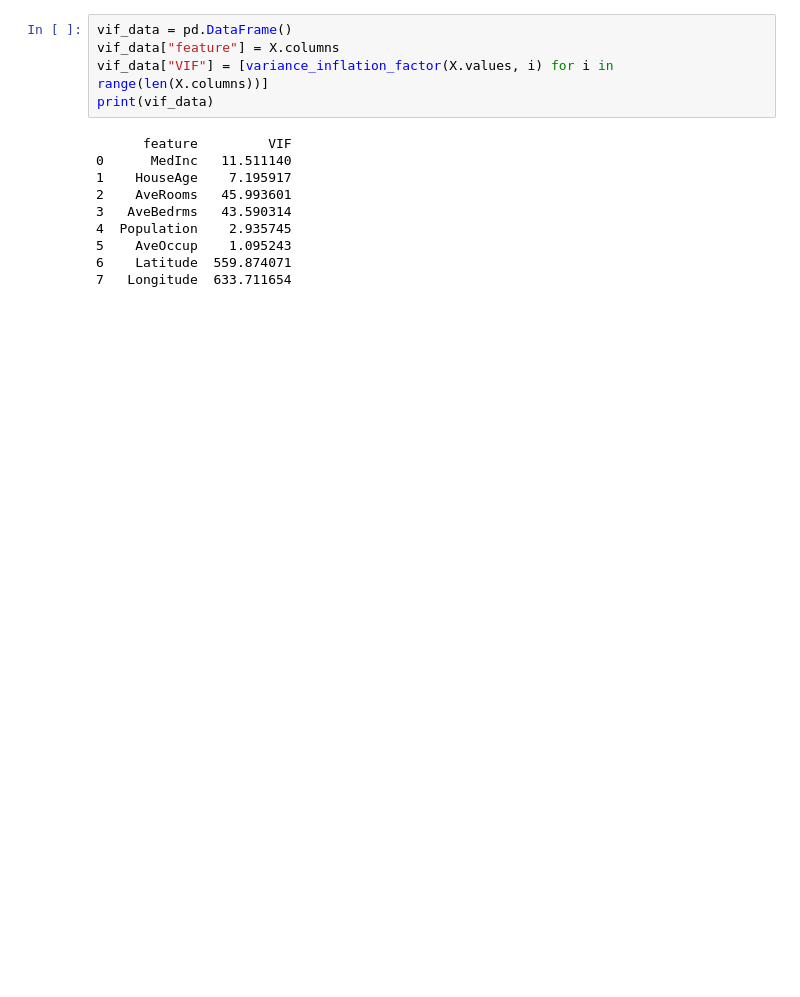
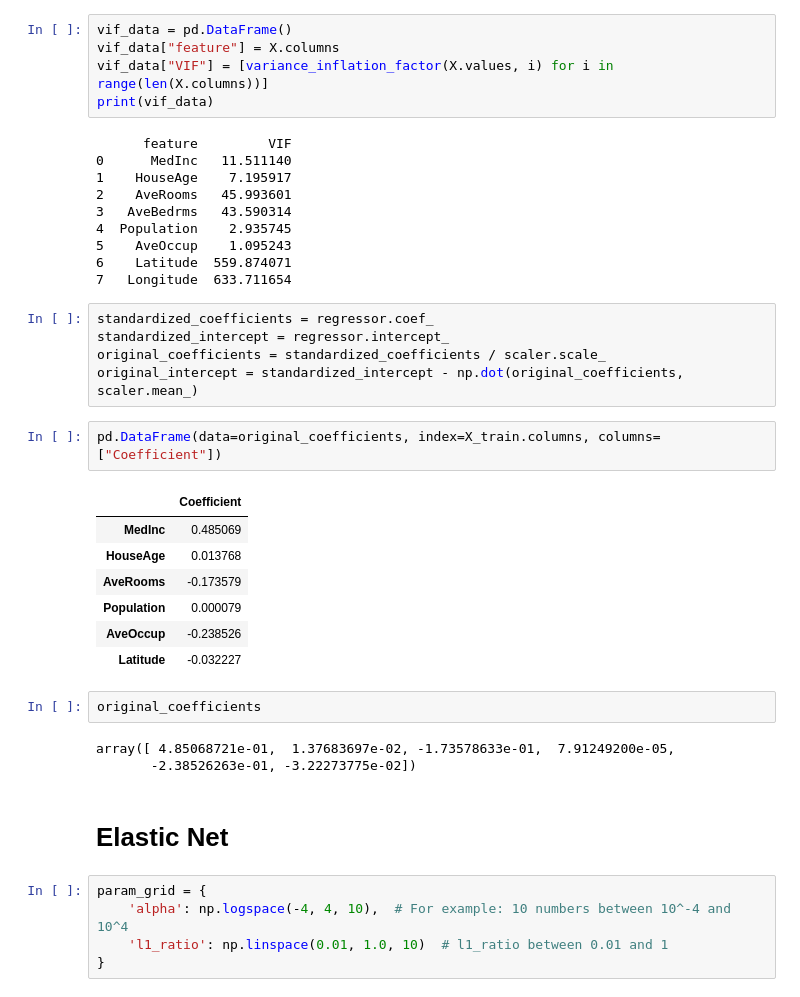
Before and after one commit to SerjWeesp/ml-python, a Jupyter notebook: linear_regression_california_housing_draft.ipynb, the cells around one changed output. Cells and saved outputs as stored; diff of their text form; blank space fills up the shorter version.

```diff
--- a/linear_regression_california_housing_draft.ipynb
+++ b/linear_regression_california_housing_draft.ipynb
@@ -339,3 +345,30 @@ print(vif_data)
 5    AveOccup    1.095243
 6    Latitude  559.874071
 7   Longitude  633.711654
+# %%
+standardized_coefficients = regressor.coef_
+standardized_intercept = regressor.intercept_
+original_coefficients = standardized_coefficients / scaler.scale_
+original_intercept = standardized_intercept - np.dot(original_coefficients, scaler.mean_)
+# %%
+pd.DataFrame(data=original_coefficients, index=X_train.columns, columns=["Coefficient"])
+# %% [output]
+|  | Coefficient |
+| MedInc | 0.485069 |
+| HouseAge | 0.013768 |
+| AveRooms | -0.173579 |
+| Population | 0.000079 |
+| AveOccup | -0.238526 |
+| Latitude | -0.032227 |
+# %%
+original_coefficients
+# %% [output]
+array([ 4.85068721e-01,  1.37683697e-02, -1.73578633e-01,  7.91249200e-05,
+       -2.38526263e-01, -3.22273775e-02])
+# %% [markdown]
+# Elastic Net
+# %%
+param_grid = {
+    'alpha': np.logspace(-4, 4, 10),  # For example: 10 numbers between 10^-4 and 10^4
+    'l1_ratio': np.linspace(0.01, 1.0, 10)  # l1_ratio between 0.01 and 1
+}
```
Also changed, not shown: parts of 13 cells of this notebook.
